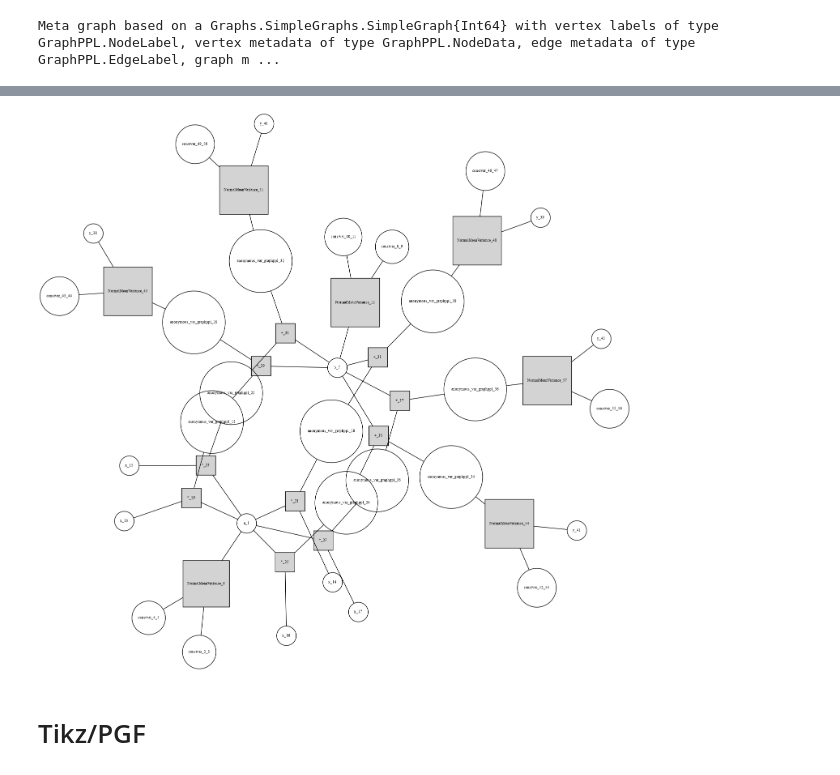
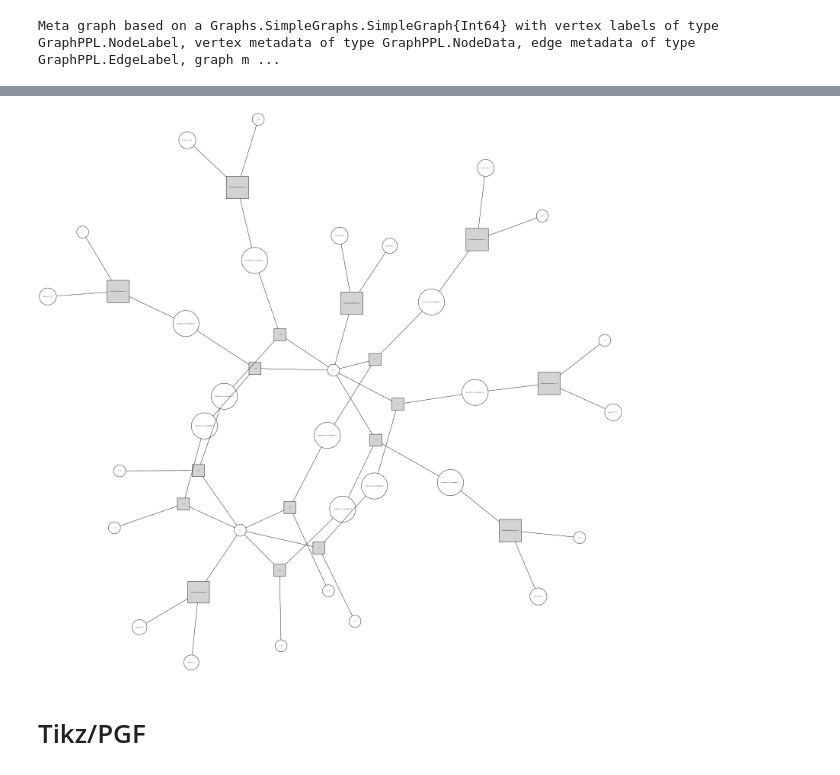
Before and after one commit to FraserP117/ActInf_RxInfer, a Jupyter notebook: GraphViz_GraphPPL_Project_Experimentation.ipynb, the cells around one changed output, grey strips where cells are left out. Cells and saved outputs as stored; diff of their text form; code cells hidden in the pictures.

```diff
--- a/GraphViz_GraphPPL_Project_Experimentation.ipynb
+++ b/GraphViz_GraphPPL_Project_Experimentation.ipynb
@@ -671,12 +621,14 @@ GraphPlot.gplot(
-# %%
-# GraphViz plotting functionality (P.O.C/Work in Progress)
-show_gv(
-    Model = linr_gppl_model,
-    font_size = 7,
-    edge_length = 1.5
-)
-# %% [output]
-[figure, removed]
+# %%
+show_gv_io_buff_WORKINGV(
+    Model = linr_gppl_model,
+    font_size = 5,
+    edge_length = 2.5,
+    layout = "neato",
+    width = 8.0,
+    height = 8.0
+)
+# %% [output]
+[figure, added]
 # %% [markdown]
 # Tikz/PGF
 # %%
```
Also changed, not shown: parts of 24 cells of this notebook.
